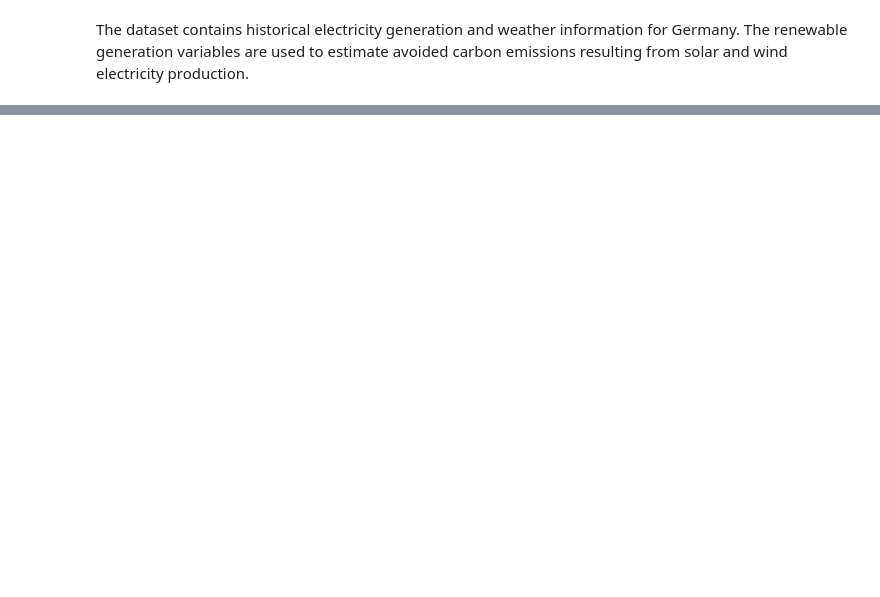
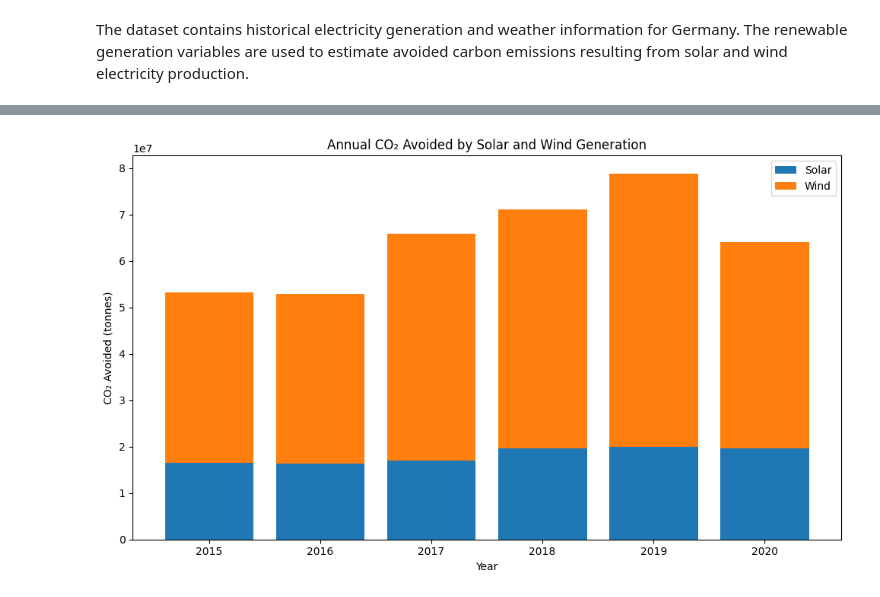
Before and after one commit to Kendivoen/energy-analytics-platform, a Jupyter notebook: notebooks/09_carbon_impact_analysis.ipynb, the cells around one changed output, grey strips where cells are left out. Drawn from its saved outputs; the diff is of its cells as text; code cells hidden in the pictures; blank space fills up the shorter version.

```diff
--- a/notebooks/09_carbon_impact_analysis.ipynb
+++ b/notebooks/09_carbon_impact_analysis.ipynb
@@ -45,0 +422,31 @@ The dataset contains historical electricity generation and weather information f
+# %%
+import matplotlib.pyplot as plt
+
+plt.figure(figsize=(10, 6))
+
+plt.bar(
+    annual_carbon['year'].astype(str),
+    annual_carbon['solar_co2_avoided_tonnes'],
+    label='Solar'
+)
+
+plt.bar(
+    annual_carbon['year'].astype(str),
+    annual_carbon['wind_co2_avoided_tonnes'],
+    bottom=annual_carbon['solar_co2_avoided_tonnes'],
+    label='Wind'
+)
+
+plt.title('Annual CO₂ Avoided by Solar and Wind Generation')
+
+plt.xlabel('Year')
+
+plt.ylabel('CO₂ Avoided (tonnes)')
+
+plt.legend()
+
+plt.tight_layout()
+
+plt.show()
+# %% [output]
+[figure, added]
```
Also changed, not shown: parts of 33 cells of this notebook.
